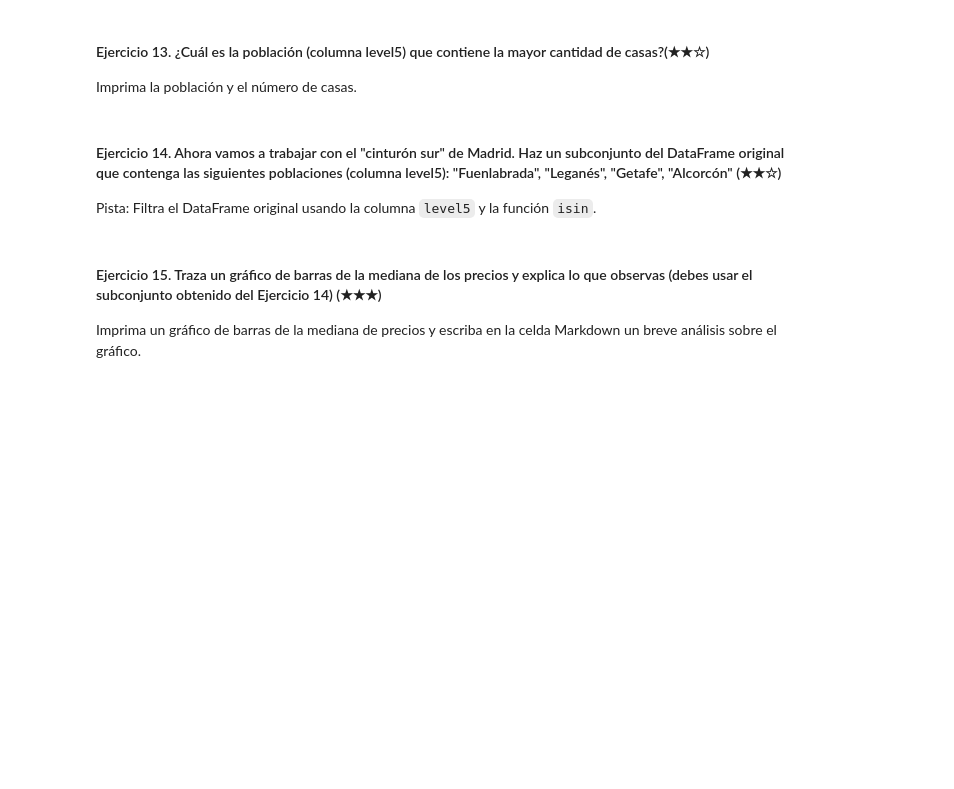
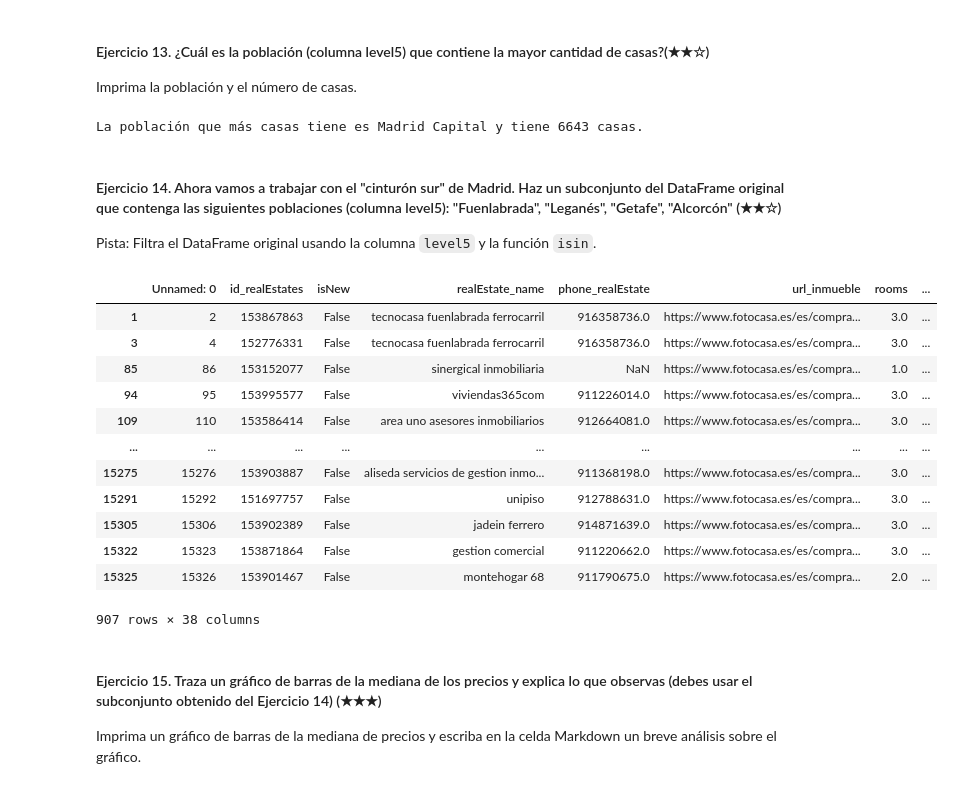
Before and after one commit to mezcolantriz/realestate-datacleanup-exercise-prework, a Jupyter notebook: project.espa.es.ipynb, the cells around one changed output. Cells and saved outputs as stored; diff of their text form; code cells hidden in the pictures; blank space fills up the shorter version.

```diff
--- a/project.espa.es.ipynb
+++ b/project.espa.es.ipynb
@@ -345,13 +347,44 @@ El número de agencias que vamos a encontrar en el data set es de 1821
 
 Imprima la población y el número de casas.
 # %%
-# TODO
+# Agrupar por 'level5' y contar cuántas propiedades tiene cada población
+
+
+num_casas = ds['level5'].value_counts() #encuentra el total de veces que se repite cada población
+poblacion_mas_casas = num_casas.idxmax() #buscamos el que más se repite
+poblacion_mas_casas_total = num_casas.max() # sacamos el total del valor que más se repite
+
+print(f"La población que más casas tiene es{poblacion_mas_casas} y tiene {poblacion_mas_casas_total} casas.")
+
+
+#print(num_casas)
+# %% [output]
+La población que más casas tiene es Madrid Capital y tiene 6643 casas.
 # %% [markdown]
 #### Ejercicio 14. Ahora vamos a trabajar con el "cinturón sur" de Madrid. Haz un subconjunto del DataFrame original que contenga las siguientes poblaciones (columna level5): "Fuenlabrada", "Leganés", "Getafe", "Alcorcón" (★★☆)
 
 Pista: Filtra el DataFrame original usando la columna `level5` y la función `isin`.
 # %%
-# TODO
+
+poblaciones_cinturon_sur = ["Fuenlabrada", "Leganés", "Getafe", "Alcorcón"] #poblaciones con las que vamos a trabajar
+cinturon_sur_ds = ds[ds['level5'].isin(poblaciones_cinturon_sur)] #nos quedamos solo con las filas que nos interesan con .isin
+#print(cinturon_sur_ds.head())
+
+cinturon_sur_ds  #he pensado en quitar acentos y mayúsculas pero voy a mil y espero que no haya
+# %% [output]
+|  | Unnamed: 0 | id_realEstates | isNew | realEstate_name | phone_realEstate | url_inmueble | rooms | ... |
+| 1 | 2 | 153867863 | False | tecnocasa fuenlabrada ferrocarril | 916358736.0 | https://www.fotocasa.es/es/compra... | 3.0 | ... |
+| 3 | 4 | 152776331 | False | tecnocasa fuenlabrada ferrocarril | 916358736.0 | https://www.fotocasa.es/es/compra... | 3.0 | ... |
+| 85 | 86 | 153152077 | False | sinergical inmobiliaria | NaN | https://www.fotocasa.es/es/compra... | 1.0 | ... |
+| 94 | 95 | 153995577 | False | viviendas365com | 911226014.0 | https://www.fotocasa.es/es/compra... | 3.0 | ... |
+| 109 | 110 | 153586414 | False | area uno asesores inmobiliarios | 912664081.0 | https://www.fotocasa.es/es/compra... | 3.0 | ... |
+| ... | ... | ... | ... | ... | ... | ... | ... | ... |
+| 15275 | 15276 | 153903887 | False | aliseda servicios de gestion inmo... | 911368198.0 | https://www.fotocasa.es/es/compra... | 3.0 | ... |
+| 15291 | 15292 | 151697757 | False | unipiso | 912788631.0 | https://www.fotocasa.es/es/compra... | 3.0 | ... |
+| 15305 | 15306 | 153902389 | False | jadein ferrero | 914871639.0 | https://www.fotocasa.es/es/compra... | 3.0 | ... |
+| 15322 | 15323 | 153871864 | False | gestion comercial | 911220662.0 | https://www.fotocasa.es/es/compra... | 3.0 | ... |
+| 15325 | 15326 | 153901467 | False | montehogar 68 | 911790675.0 | https://www.fotocasa.es/es/compra... | 2.0 | ... |
+907 rows × 38 columns
 # %% [markdown]
 #### Ejercicio 15. Traza un gráfico de barras de la mediana de los precios y explica lo que observas (debes usar el subconjunto obtenido del Ejercicio 14) (★★★)
 
```
Also changed, not shown: parts of 2 cells of this notebook.
